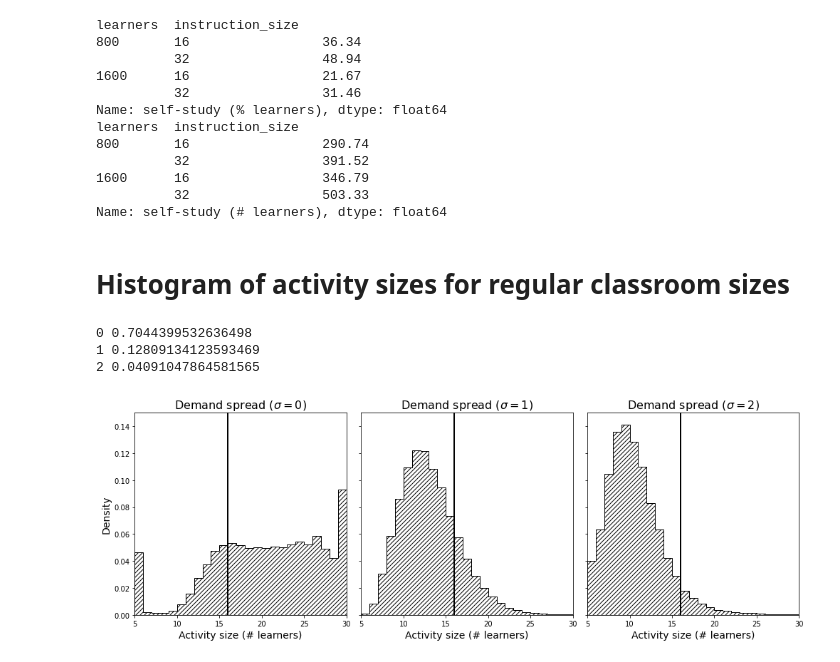
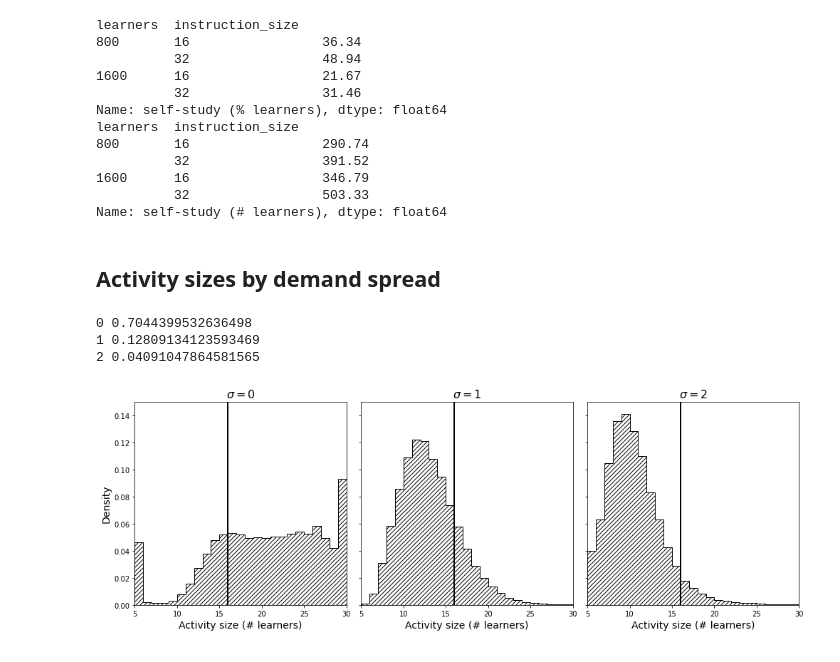
Before and after one commit to N-Wouda/PL-Hourly-Heuristic, a Jupyter notebook: analysis.ipynb, the cells around one changed output. Drawn from its saved outputs; the diff is of its cells as text; code cells hidden in the pictures.

```diff
--- a/analysis.ipynb
+++ b/analysis.ipynb
@@ -43,11 +43,11 @@ plt.style.use('grayscale')
 # %%
 experiments = pd.read_excel("experiments/experiments.xlsx", index_col="experiment")
 # %%
-def get_all_data(method):
+def get_all_data(method, modifier='', num_exps=72):
     data = pd.DataFrame()
 
-    for experiment in range(1, 73):
-        df = pd.read_csv(f"analysis/cache/{experiment}-{method}.csv")
+    for experiment in range(1, num_exps + 1):
+        df = pd.read_csv(f"analysis/cache/{modifier}{experiment}-{method}.csv")
         df["experiment"] = experiment
 
         data = data.append(df, ignore_index=True)
@@ -559,35 +559,35 @@ learners  instruction_size
 1600      16                 346.79
           32                 503.33
 Name: self-study (# learners), dtype: float64
-# %% [markdown]
-# Histogram of activity sizes for regular classroom sizes
+# %% [markdown]
+## Activity sizes by demand spread
 # %%
 data["intr_list"] = data["instruction activity sizes"].apply(ast.literal_eval)
 # %%
 _, axes = plt.subplots(1, 3, figsize=(14, 5), sharey=True)
 
 for ax, sig in zip(axes, [0, 1, 2]):
     items = sum(data[(data.instruction_size == 32) & (data.progress == sig)]["intr_list"], [])
 
     ax.set_ylim([0, 0.15])
     ax.set_xlim([5, 30])
     hist = ax.hist(items, 25, density=True, histtype='step', linewidth=1, facecolor='white',
                    hatch='////', edgecolor='black',fill=True)
 
     print(sig, 1 - sum(hist[0][:12]))
 
     ax.vlines(16, 0, 1, linewidth=2, zorder=10)
 
     if ax is axes[0]:
         ax.set_ylabel("Density")
 
-    ax.set_title(f"Demand spread ($\\sigma = {sig}$)")
+    ax.set_title(f"$\\sigma = {sig}$")
     ax.set_xlabel("Activity size (# learners)")
 
 plt.tight_layout()
 plt.savefig("out/activity_sizes.pdf", bbox_inches='tight');
 # %% [output]
 0 0.7044399532636498
 1 0.12809134123593469
 2 0.04091047864581565
-[figure, old version]
+[figure, new version]
```
Also changed, not shown: parts of 6 cells of this notebook.
